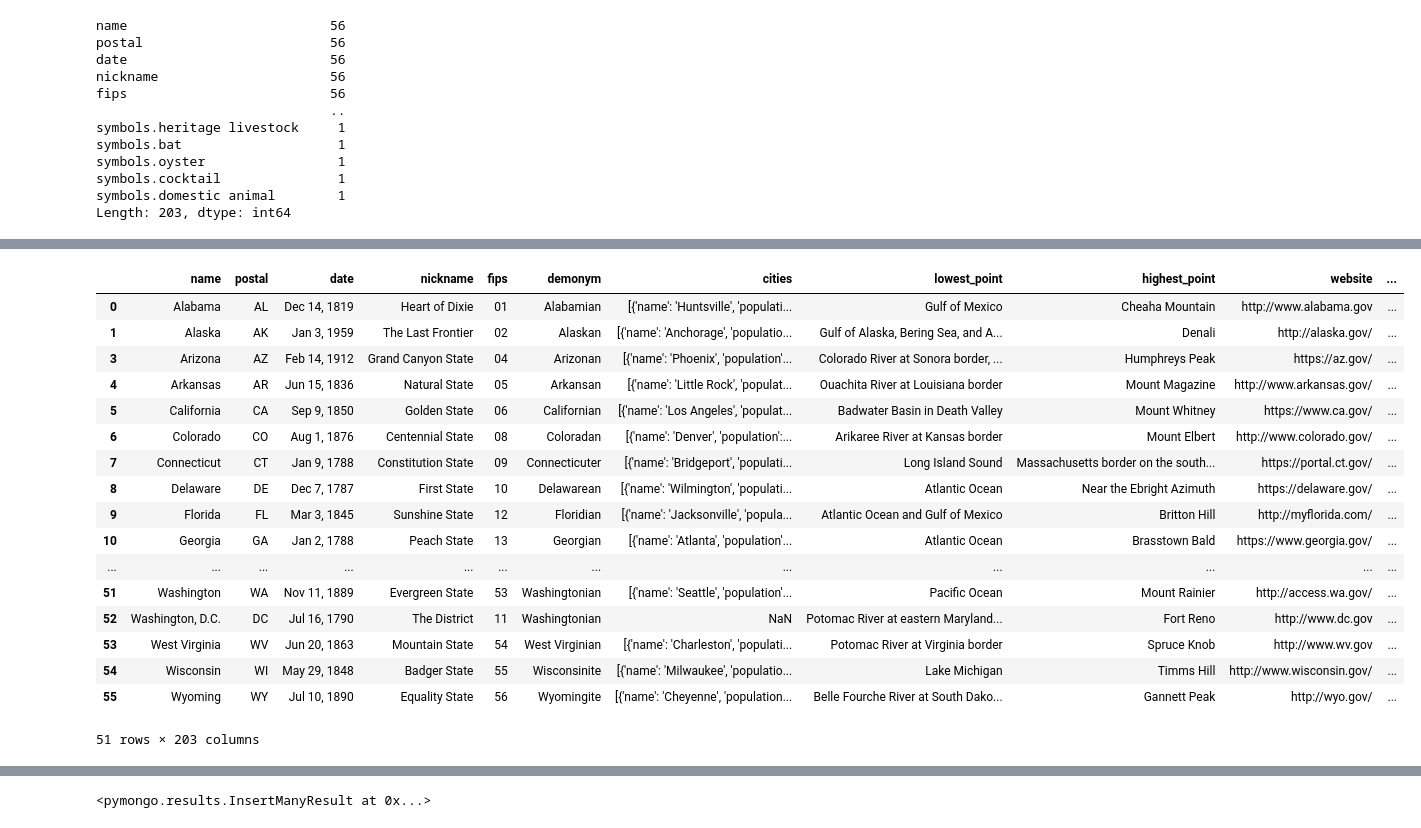
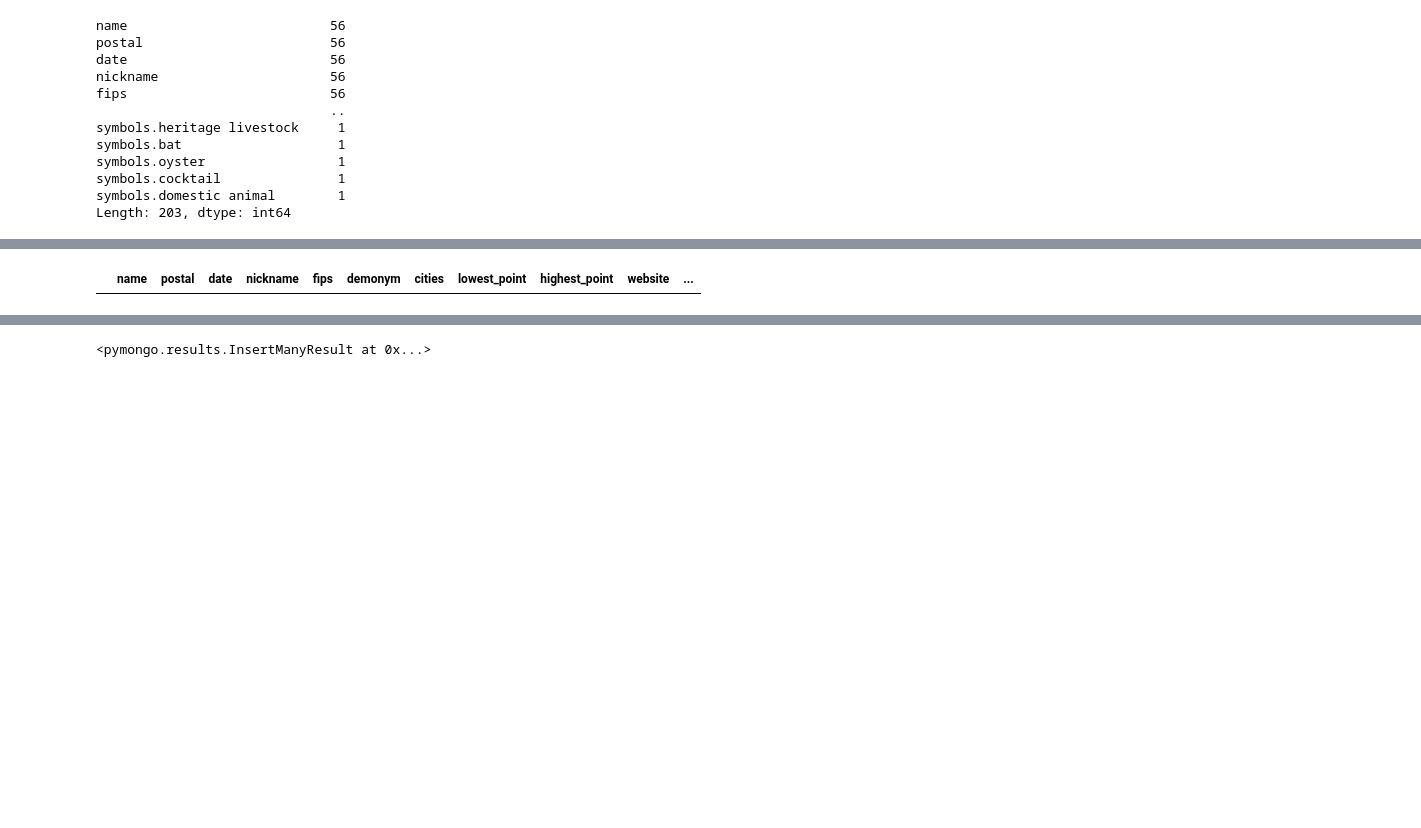
Before and after one commit to LibertyHeise/Data-Careers-Project-3, a Jupyter notebook: data.ipynb, the cells around one changed output, grey strips where cells are left out. Cells and saved outputs as stored; diff of their text form; code cells hidden in the pictures; blank space fills up the shorter version.

```diff
--- a/data.ipynb
+++ b/data.ipynb
@@ -75,25 +84,8 @@ df.iloc[:,196:203]
 # %%
 # Drop all territories
 states_df = df.drop([2,11,36,41,47])
-states_df
+states_df.head(0)
 # %% [output]
 |  | name | postal | date | nickname | fips | demonym | cities | lowest_point | highest_point | website | ... |
-| 0 | Alabama | AL | Dec 14, 1819 | Heart of Dixie | 01 | Alabamian | [{'name': 'Huntsville', 'populati... | Gulf of Mexico | Cheaha Mountain | http://www.alabama.gov | ... |
-| 1 | Alaska | AK | Jan 3, 1959 | The Last Frontier | 02 | Alaskan | [{'name': 'Anchorage', 'populatio... | Gulf of Alaska, Bering Sea, and A... | Denali | http://alaska.gov/ | ... |
-| 3 | Arizona | AZ | Feb 14, 1912 | Grand Canyon State | 04 | Arizonan | [{'name': 'Phoenix', 'population'... | Colorado River at Sonora border, ... | Humphreys Peak | https://az.gov/ | ... |
-| 4 | Arkansas | AR | Jun 15, 1836 | Natural State | 05 | Arkansan | [{'name': 'Little Rock', 'populat... | Ouachita River at Louisiana border | Mount Magazine | http://www.arkansas.gov/ | ... |
-| 5 | California | CA | Sep 9, 1850 | Golden State | 06 | Californian | [{'name': 'Los Angeles', 'populat... | Badwater Basin in Death Valley | Mount Whitney | https://www.ca.gov/ | ... |
-| 6 | Colorado | CO | Aug 1, 1876 | Centennial State | 08 | Coloradan | [{'name': 'Denver', 'population':... | Arikaree River at Kansas border | Mount Elbert | http://www.colorado.gov/ | ... |
-| 7 | Connecticut | CT | Jan 9, 1788 | Constitution State | 09 | Connecticuter | [{'name': 'Bridgeport', 'populati... | Long Island Sound | Massachusetts border on the south... | https://portal.ct.gov/ | ... |
-| 8 | Delaware | DE | Dec 7, 1787 | First State | 10 | Delawarean | [{'name': 'Wilmington', 'populati... | Atlantic Ocean | Near the Ebright Azimuth | https://delaware.gov/ | ... |
-| 9 | Florida | FL | Mar 3, 1845 | Sunshine State | 12 | Floridian | [{'name': 'Jacksonville', 'popula... | Atlantic Ocean and Gulf of Mexico | Britton Hill | http://myflorida.com/ | ... |
-| 10 | Georgia | GA | Jan 2, 1788 | Peach State | 13 | Georgian | [{'name': 'Atlanta', 'population'... | Atlantic Ocean | Brasstown Bald | https://www.georgia.gov/ | ... |
-| ... | ... | ... | ... | ... | ... | ... | ... | ... | ... | ... | ... |
-| 51 | Washington | WA | Nov 11, 1889 | Evergreen State | 53 | Washingtonian | [{'name': 'Seattle', 'population'... | Pacific Ocean | Mount Rainier | http://access.wa.gov/ | ... |
-| 52 | Washington, D.C. | DC | Jul 16, 1790 | The District | 11 | Washingtonian | NaN | Potomac River at eastern Maryland... | Fort Reno | http://www.dc.gov | ... |
-| 53 | West Virginia | WV | Jun 20, 1863 | Mountain State | 54 | West Virginian | [{'name': 'Charleston', 'populati... | Potomac River at Virginia border | Spruce Knob | http://www.wv.gov | ... |
-| 54 | Wisconsin | WI | May 29, 1848 | Badger State | 55 | Wisconsinite | [{'name': 'Milwaukee', 'populatio... | Lake Michigan | Timms Hill | http://www.wisconsin.gov/ | ... |
-| 55 | Wyoming | WY | Jul 10, 1890 | Equality State | 56 | Wyomingite | [{'name': 'Cheyenne', 'population... | Belle Fourche River at South Dako... | Gannett Peak | http://wyo.gov/ | ... |
-51 rows × 203 columns
 # %%
 # Drop half of the columns that have nulls
```
Also changed, not shown: parts of 11 cells of this notebook, 10 other files.
